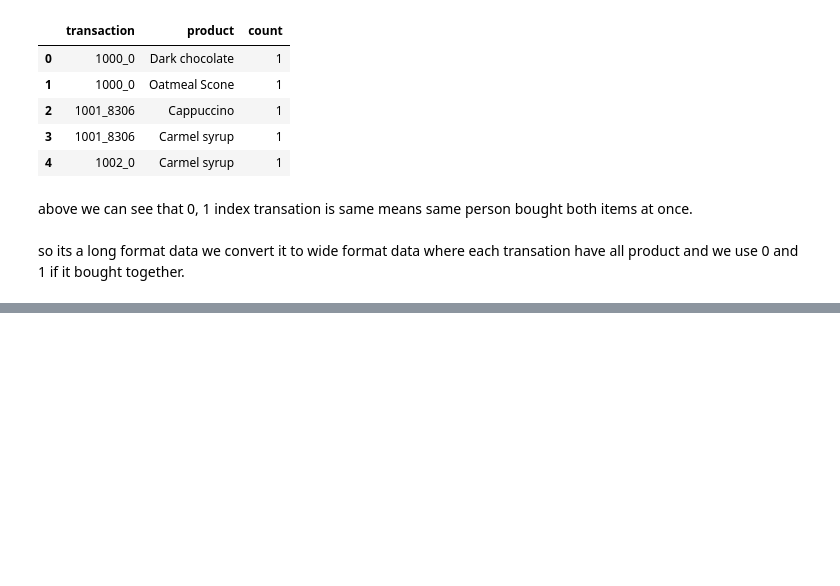
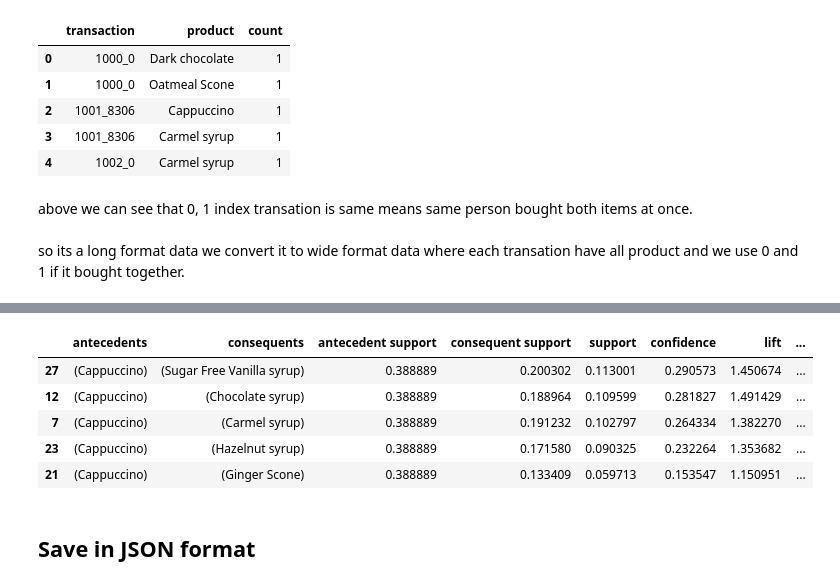
Before and after one commit to nishantssoni/open_help_bot, a Jupyter notebook: python_code/recommendation_engine.ipynb, the cells around one changed output, grey strips where cells are left out. Drawn from its saved outputs; the diff is of its cells as text; code cells hidden in the pictures; blank space fills up the shorter version.

Commit message:
save the recommendations to a json file

```diff
--- a/python_code/recommendation_engine.ipynb
+++ b/python_code/recommendation_engine.ipynb
@@ -220,0 +263,12 @@ train_basket.pivot_table(index="transaction", columns="product", values="count")
+# %%
+# sort the values by confidence
+rules_basket[rules_basket['antecedents'] == {'Cappuccino'}].sort_values('confidence',ascending=False).head()
+# %% [output]
+|  | antecedents | consequents | antecedent support | consequent support | support | confidence | lift | ... |
+| 27 | (Cappuccino) | (Sugar Free Vanilla syrup) | 0.388889 | 0.200302 | 0.113001 | 0.290573 | 1.450674 | ... |
+| 12 | (Cappuccino) | (Chocolate syrup) | 0.388889 | 0.188964 | 0.109599 | 0.281827 | 1.491429 | ... |
+| 7 | (Cappuccino) | (Carmel syrup) | 0.388889 | 0.191232 | 0.102797 | 0.264334 | 1.382270 | ... |
+| 23 | (Cappuccino) | (Hazelnut syrup) | 0.388889 | 0.171580 | 0.090325 | 0.232264 | 1.353682 | ... |
+| 21 | (Cappuccino) | (Ginger Scone) | 0.388889 | 0.133409 | 0.059713 | 0.153547 | 1.150951 | ... |
+# %% [markdown]
+## Save in JSON format
```
Also changed, not shown: parts of 9 cells of this notebook, 1 other file.
